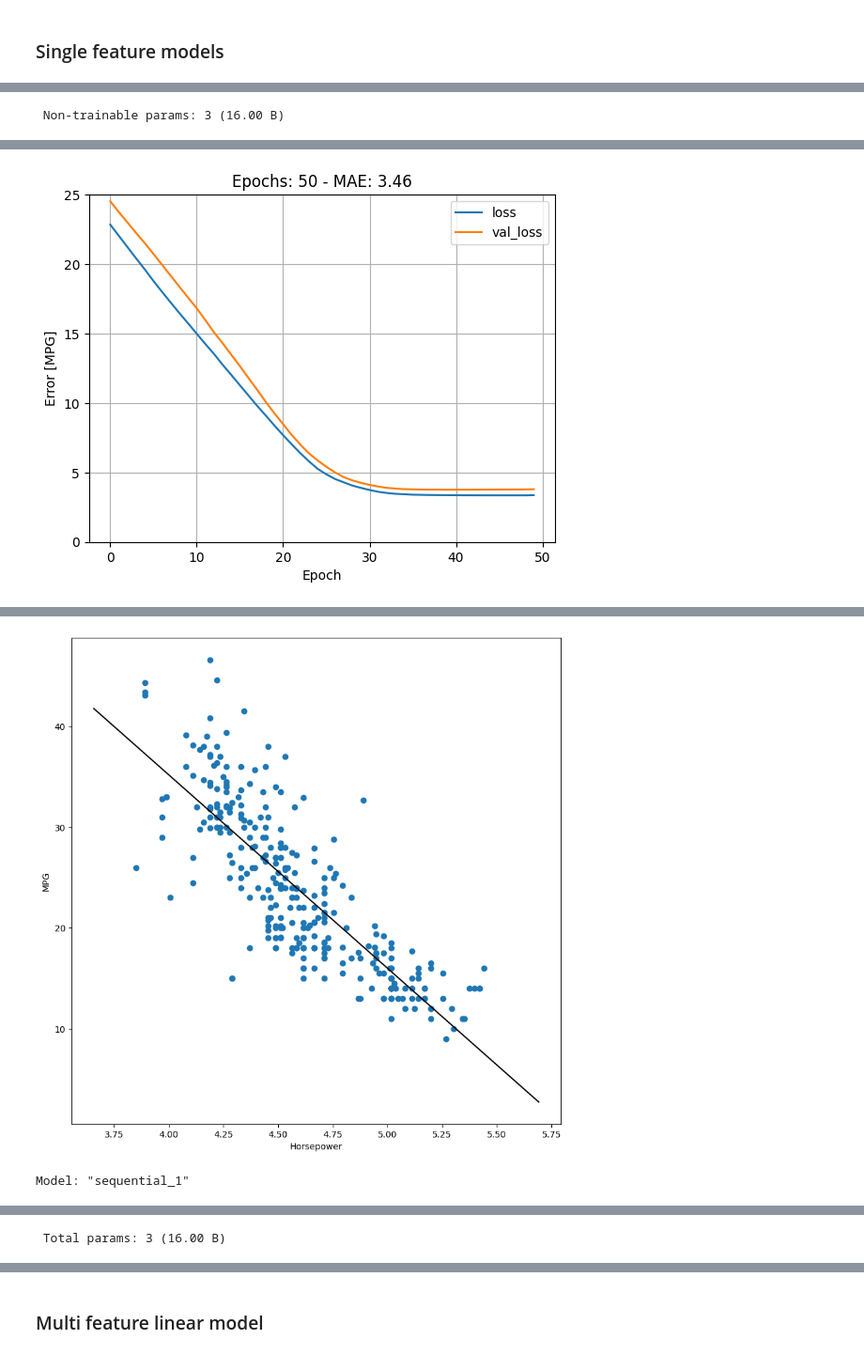
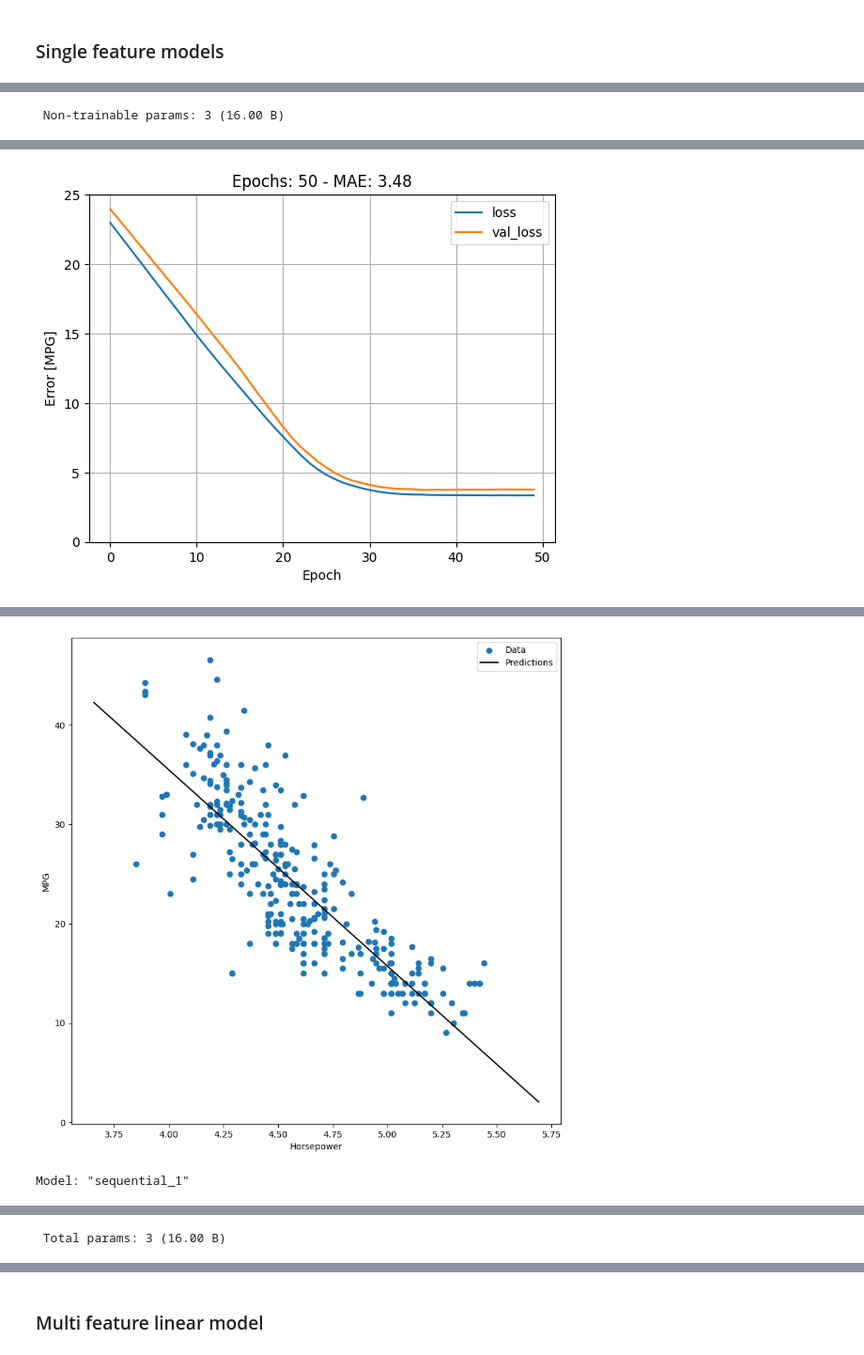
Before and after one commit to POTOK22/LinearRegressionNetwork-Prediction, a Jupyter notebook: main.ipynb, the cells around one changed output, grey strips where cells are left out. Shown at 94% size. Drawn from its saved outputs; the diff is of its cells as text; code cells hidden in the pictures.

```diff
--- a/main.ipynb
+++ b/main.ipynb
@@ -299,7 +335,7 @@ def plot(feature, x=None, y=None):
         plt.plot(x, y, color="k", label="Predictions")
     plt.xlabel(feature)
     plt.ylabel("MPG")
-    plt.legend
+    plt.legend()
     plt.show()
 # %% [markdown]
 ### Single feature models
@@ -325,9 +363,16 @@ for epochs in [50, 100, 200]:
     range_min = np.min(X_test[feature]) * 0.95
     range_max = np.max(X_test[feature]) * 1.05
     x = tf.linspace(range_min, range_max, 200)
-    y = single_feature_model.predict(x)
+    y = single_feature_model.predict(tf.reshape(x, (-1,1)))
 
-    plot(feature, x,y)
+    plot(feature, x, y.flatten())
+
+    all_results.append({
+    "Model": "Single-feature linear",
+    "Epochs": epochs,
+    "Learning rate": 0.1,
+    "MAE": mae
+    })
 
 print(results)
 # %% [output]
@@ -362 +407 @@ Epoch 50/50
-[figure, old version]
+[figure, new version]
@@ -364,4 +409,4 @@ Epoch 50/50
-[figure, old version]
+[figure, new version]
 Model: "sequential_1"
 ┏━━━━━━━━━━━━━━━━━━━━━━━━━━━━━━━━━┳━━━━━━━━━━━━━━━━━━━━━━━━┳━━━━━━━━━━━━━━━┓
 ┃ Layer (type)                    ┃ Output Shape           ┃       Param # ┃
```
Also changed, not shown: parts of 34 cells of this notebook.
